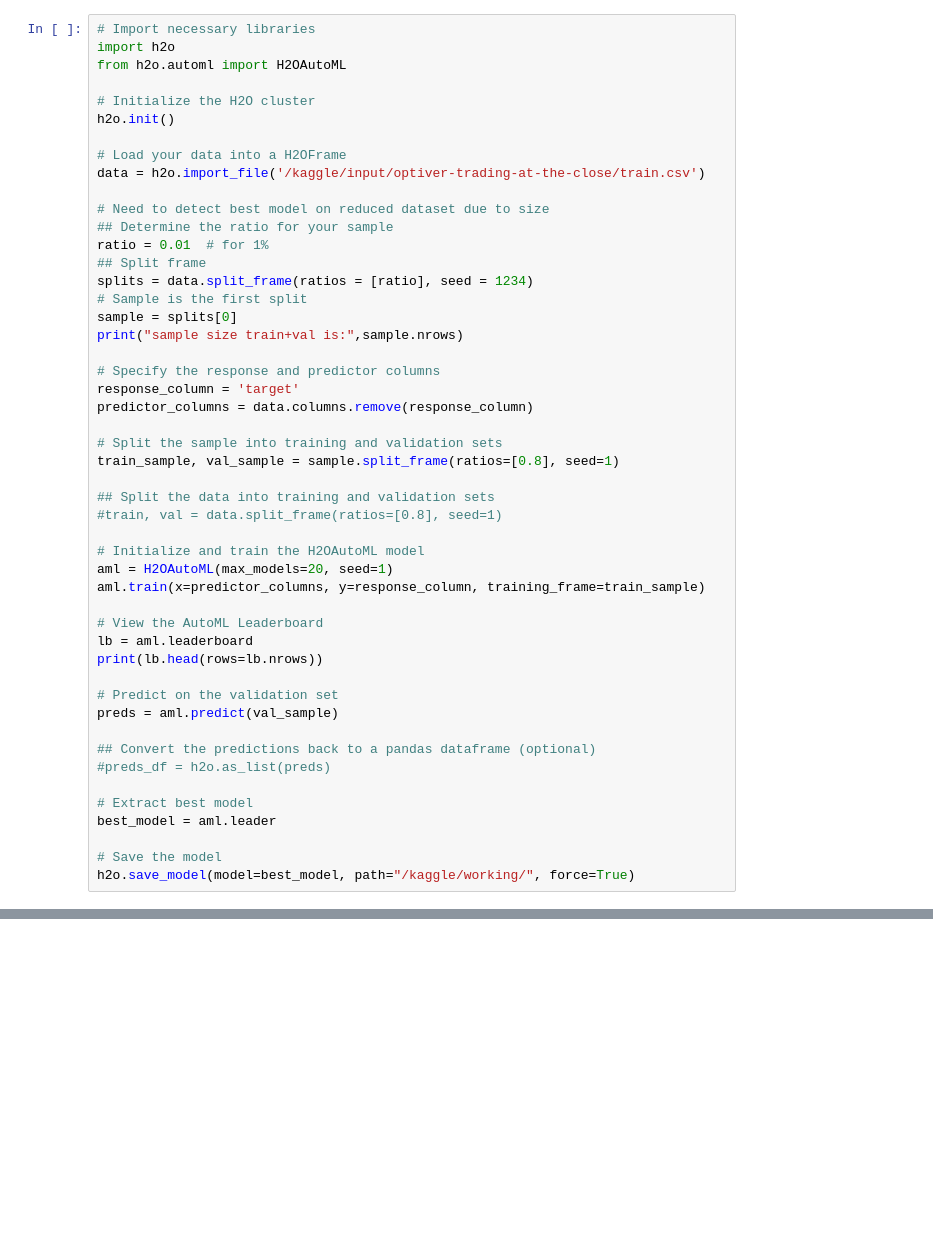
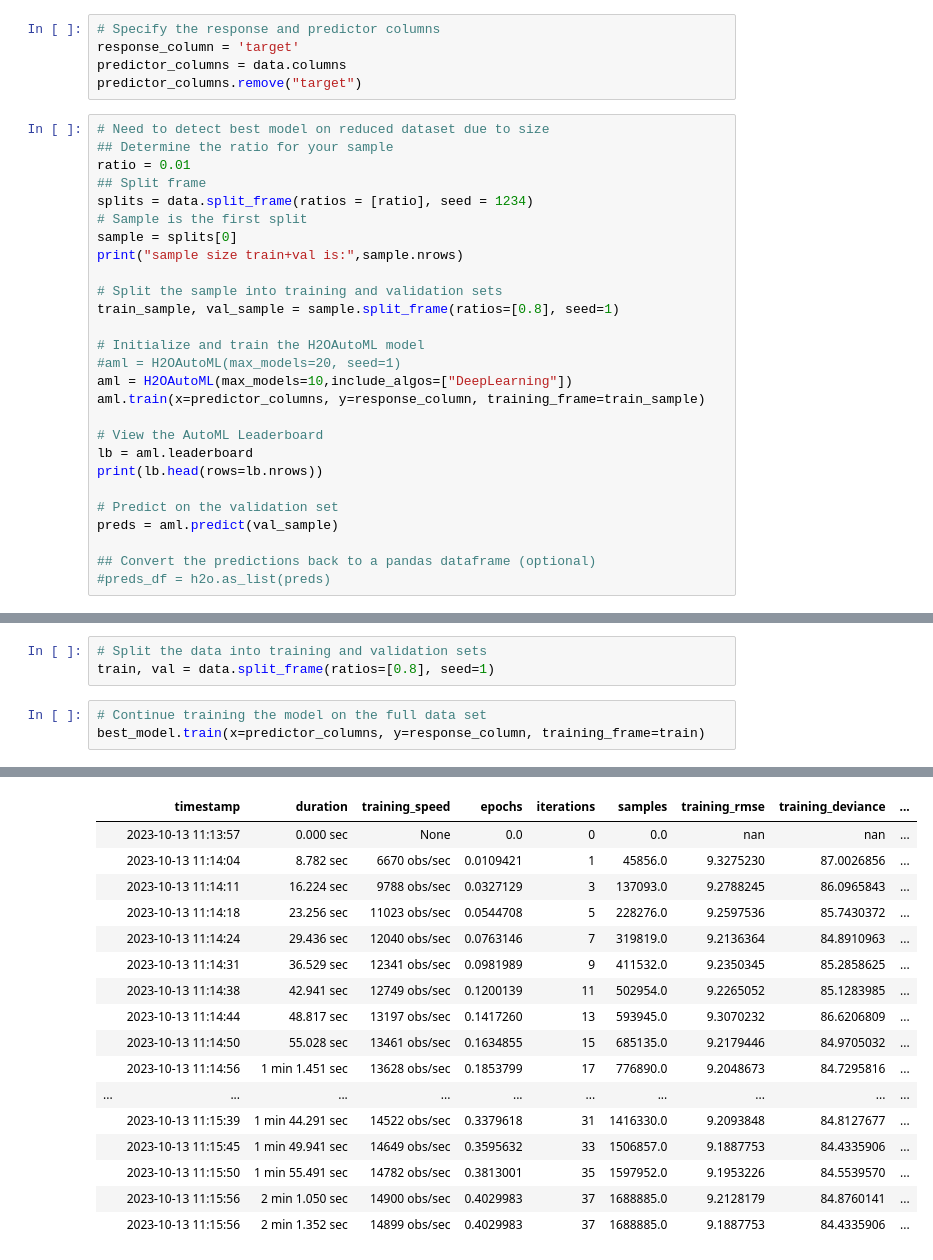
Before and after one commit to FutureShaper/AutoML_StockPrediction, a Jupyter notebook: automl-stockprediction.ipynb, the cells around one changed output, grey strips where cells are left out. Drawn from its saved outputs; the diff is of its cells as text; blank space fills up the shorter version.

Commit message:
full run w/ deep learning algos into main branch | Kaggle Version 13

```diff
--- a/automl-stockprediction.ipynb
+++ b/automl-stockprediction.ipynb
@@ -1,35 +38,24 @@
+# %%
+# Specify the response and predictor columns
+response_column = 'target'
+predictor_columns = data.columns
+predictor_columns.remove("target")
 # %%
-# Import necessary libraries
-import h2o
-from h2o.automl import H2OAutoML
-
-# Initialize the H2O cluster
-h2o.init()
-
-# Load your data into a H2OFrame
-data = h2o.import_file('/kaggle/input/optiver-trading-at-the-close/train.csv')
-
 # Need to detect best model on reduced dataset due to size
 ## Determine the ratio for your sample
-ratio = 0.01  # for 1%
+ratio = 0.01
 ## Split frame
 splits = data.split_frame(ratios = [ratio], seed = 1234)
 # Sample is the first split
 sample = splits[0]
 print("sample size train+val is:",sample.nrows)
 
-# Specify the response and predictor columns
-response_column = 'target'
-predictor_columns = data.columns.remove(response_column)
-
 # Split the sample into training and validation sets
 train_sample, val_sample = sample.split_frame(ratios=[0.8], seed=1)
 
-## Split the data into training and validation sets
-#train, val = data.split_frame(ratios=[0.8], seed=1)
-
 # Initialize and train the H2OAutoML model
-aml = H2OAutoML(max_models=20, seed=1)
+#aml = H2OAutoML(max_models=20, seed=1)
+aml = H2OAutoML(max_models=10,include_algos=["DeepLearning"])
 aml.train(x=predictor_columns, y=response_column, training_frame=train_sample)
 
 # View the AutoML Leaderboard
@@ -41,10 +67,4 @@ preds = aml.predict(val_sample)
 
 ## Convert the predictions back to a pandas dataframe (optional)
 #preds_df = h2o.as_list(preds)
-
-# Extract best model
-best_model = aml.leader
-
-# Save the model
-h2o.save_model(model=best_model, path="/kaggle/working/", force=True)
 # %% [output]
@@ -92,0 +96,7 @@ stackedensemble prediction progress: |██████████████
+# %%
+# Split the data into training and validation sets
+train, val = data.split_frame(ratios=[0.8], seed=1)
+# %%
+# Continue training the model on the full data set
+best_model.train(x=predictor_columns, y=response_column, training_frame=train)
+# %% [output]
@@ -92,0 +114,17 @@ stackedensemble prediction progress: |██████████████
+|  | timestamp | duration | training_speed | epochs | iterations | samples | training_rmse | training_deviance | ... |
+|  | 2023-10-13 11:13:57 | 0.000 sec | None | 0.0 | 0 | 0.0 | nan | nan | ... |
+|  | 2023-10-13 11:14:04 | 8.782 sec | 6670 obs/sec | 0.0109421 | 1 | 45856.0 | 9.3275230 | 87.0026856 | ... |
+|  | 2023-10-13 11:14:11 | 16.224 sec | 9788 obs/sec | 0.0327129 | 3 | 137093.0 | 9.2788245 | 86.0965843 | ... |
+|  | 2023-10-13 11:14:18 | 23.256 sec | 11023 obs/sec | 0.0544708 | 5 | 228276.0 | 9.2597536 | 85.7430372 | ... |
+|  | 2023-10-13 11:14:24 | 29.436 sec | 12040 obs/sec | 0.0763146 | 7 | 319819.0 | 9.2136364 | 84.8910963 | ... |
+|  | 2023-10-13 11:14:31 | 36.529 sec | 12341 obs/sec | 0.0981989 | 9 | 411532.0 | 9.2350345 | 85.2858625 | ... |
+|  | 2023-10-13 11:14:38 | 42.941 sec | 12749 obs/sec | 0.1200139 | 11 | 502954.0 | 9.2265052 | 85.1283985 | ... |
+|  | 2023-10-13 11:14:44 | 48.817 sec | 13197 obs/sec | 0.1417260 | 13 | 593945.0 | 9.3070232 | 86.6206809 | ... |
+|  | 2023-10-13 11:14:50 | 55.028 sec | 13461 obs/sec | 0.1634855 | 15 | 685135.0 | 9.2179446 | 84.9705032 | ... |
+|  | 2023-10-13 11:14:56 | 1 min 1.451 sec | 13628 obs/sec | 0.1853799 | 17 | 776890.0 | 9.2048673 | 84.7295816 | ... |
+| ... | ... | ... | ... | ... | ... | ... | ... | ... | ... |
+|  | 2023-10-13 11:15:39 | 1 min 44.291 sec | 14522 obs/sec | 0.3379618 | 31 | 1416330.0 | 9.2093848 | 84.8127677 | ... |
+|  | 2023-10-13 11:15:45 | 1 min 49.941 sec | 14649 obs/sec | 0.3595632 | 33 | 1506857.0 | 9.1887753 | 84.4335906 | ... |
+|  | 2023-10-13 11:15:50 | 1 min 55.491 sec | 14782 obs/sec | 0.3813001 | 35 | 1597952.0 | 9.1953226 | 84.5539570 | ... |
+|  | 2023-10-13 11:15:56 | 2 min 1.050 sec | 14900 obs/sec | 0.4029983 | 37 | 1688885.0 | 9.2128179 | 84.8760141 | ... |
+|  | 2023-10-13 11:15:56 | 2 min 1.352 sec | 14899 obs/sec | 0.4029983 | 37 | 1688885.0 | 9.1887753 | 84.4335906 | ... |
```
Also changed, not shown: parts of 7 cells of this notebook.
